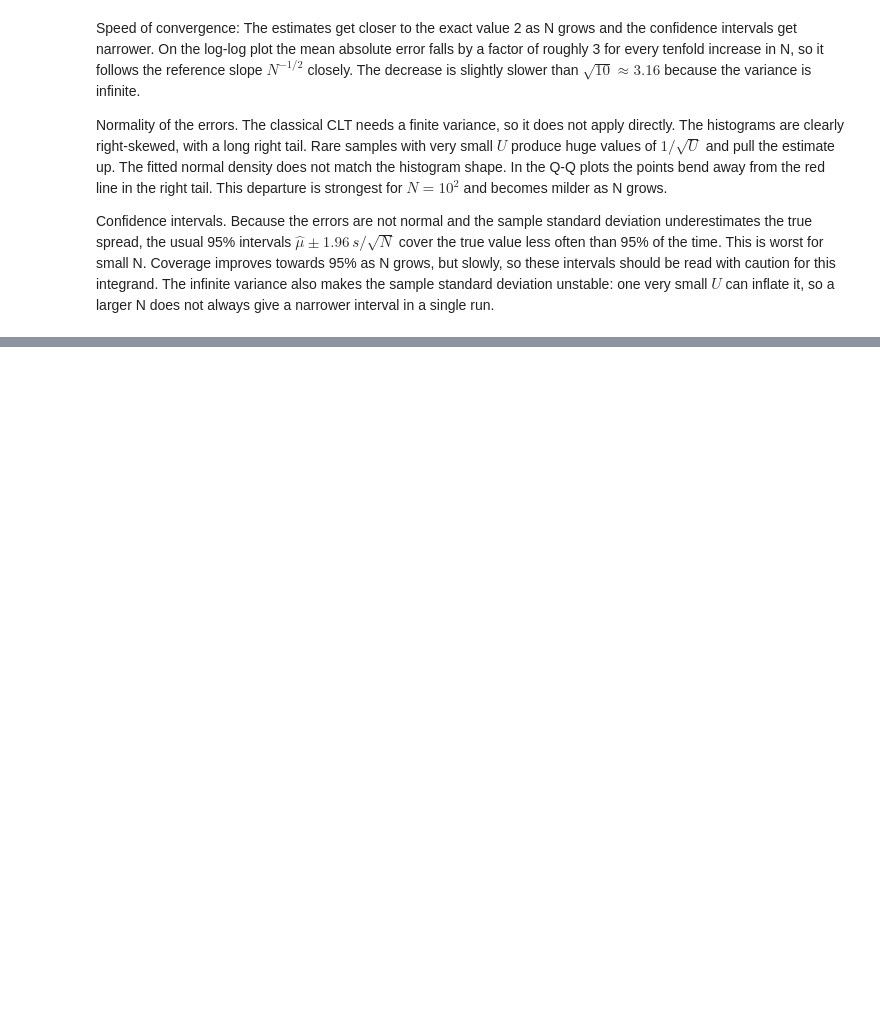
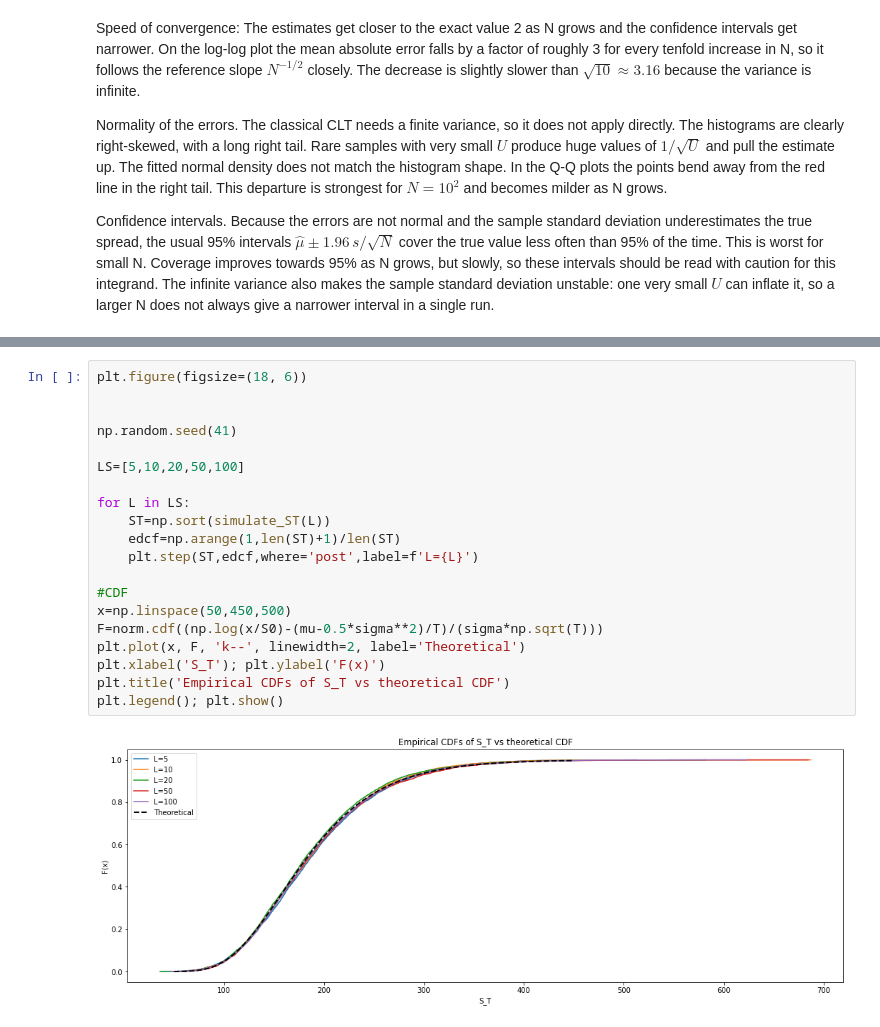
Before and after one commit to d1namite41/OVM_1, a Jupyter notebook: OVM_assignment_1.ipynb, the cells around one changed output, grey strips where cells are left out. Drawn from its saved outputs; the diff is of its cells as text; blank space fills up the shorter version.

```diff
--- a/OVM_assignment_1.ipynb
+++ b/OVM_assignment_1.ipynb
@@ -273,0 +331,22 @@ Confidence intervals. Because the errors are not normal and the sample standard
+# %%
+plt.figure(figsize=(18, 6))
+
+
+np.random.seed(41)
+
+LS=[5,10,20,50,100]
+
+for L in LS:
+    ST=np.sort(simulate_ST(L))
+    edcf=np.arange(1,len(ST)+1)/len(ST)
+    plt.step(ST,edcf,where='post',label=f'L={L}')
+
+#CDF
+x=np.linspace(50,450,500)
+F=norm.cdf((np.log(x/S0)-(mu-0.5*sigma**2)/T)/(sigma*np.sqrt(T)))
+plt.plot(x, F, 'k--', linewidth=2, label='Theoretical')
+plt.xlabel('S_T'); plt.ylabel('F(x)')
+plt.title('Empirical CDFs of S_T vs theoretical CDF')
+plt.legend(); plt.show()
+# %% [output]
+[figure, added]
```
Also changed, not shown: parts of 7 cells of this notebook.
